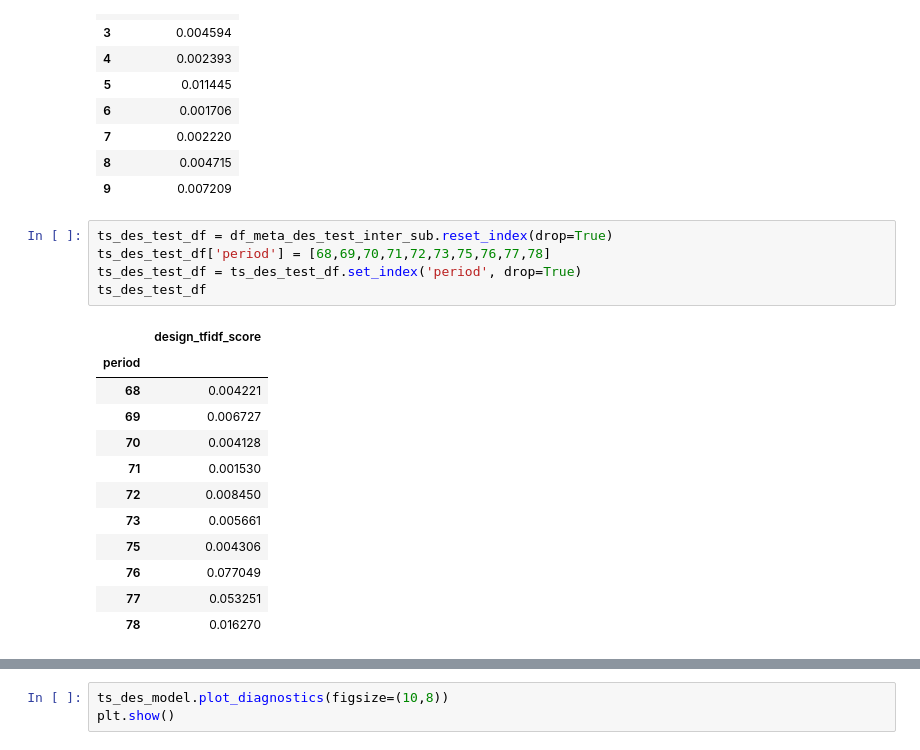
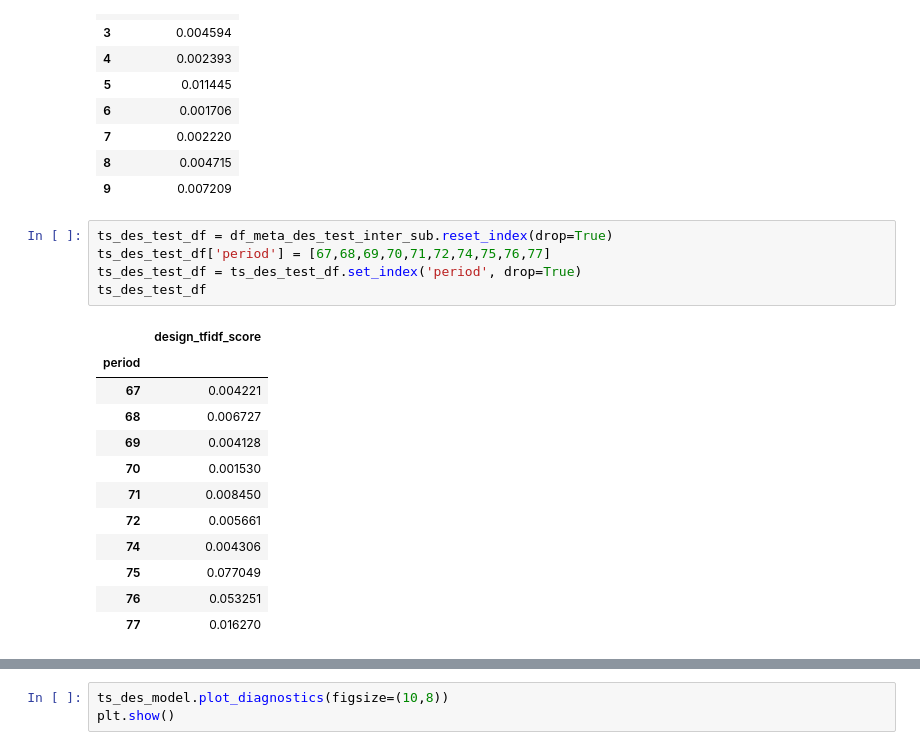
Before and after one commit to zakipauzi/bts-2023, a Jupyter notebook: bts_2023.ipynb, the cells around one changed output, grey strips where cells are left out. Saved outputs shown, nothing was run; the diff lists cells and outputs as text.

```diff
--- a/bts_2023.ipynb
+++ b/bts_2023.ipynb
@@ -1609,22 +1613,22 @@ ts_des_df[:10]
 | 9 | 0.007209 |
 # %%
 ts_des_test_df = df_meta_des_test_inter_sub.reset_index(drop=True)
-ts_des_test_df['period'] = [68,69,70,71,72,73,75,76,77,78]
+ts_des_test_df['period'] = [67,68,69,70,71,72,74,75,76,77]
 ts_des_test_df = ts_des_test_df.set_index('period', drop=True)
 ts_des_test_df
 # %% [output]
 |  | design_tfidf_score |
 | period |  |
-| 68 | 0.004221 |
-| 69 | 0.006727 |
-| 70 | 0.004128 |
-| 71 | 0.001530 |
-| 72 | 0.008450 |
-| 73 | 0.005661 |
-| 75 | 0.004306 |
-| 76 | 0.077049 |
-| 77 | 0.053251 |
-| 78 | 0.016270 |
+| 67 | 0.004221 |
+| 68 | 0.006727 |
+| 69 | 0.004128 |
+| 70 | 0.001530 |
+| 71 | 0.008450 |
+| 72 | 0.005661 |
+| 74 | 0.004306 |
+| 75 | 0.077049 |
+| 76 | 0.053251 |
+| 77 | 0.016270 |
 # %%
 from statsmodels.tsa.arima_model import ARIMA
 import pmdarima as pm
```
Also changed, not shown: parts of 20 cells of this notebook.
